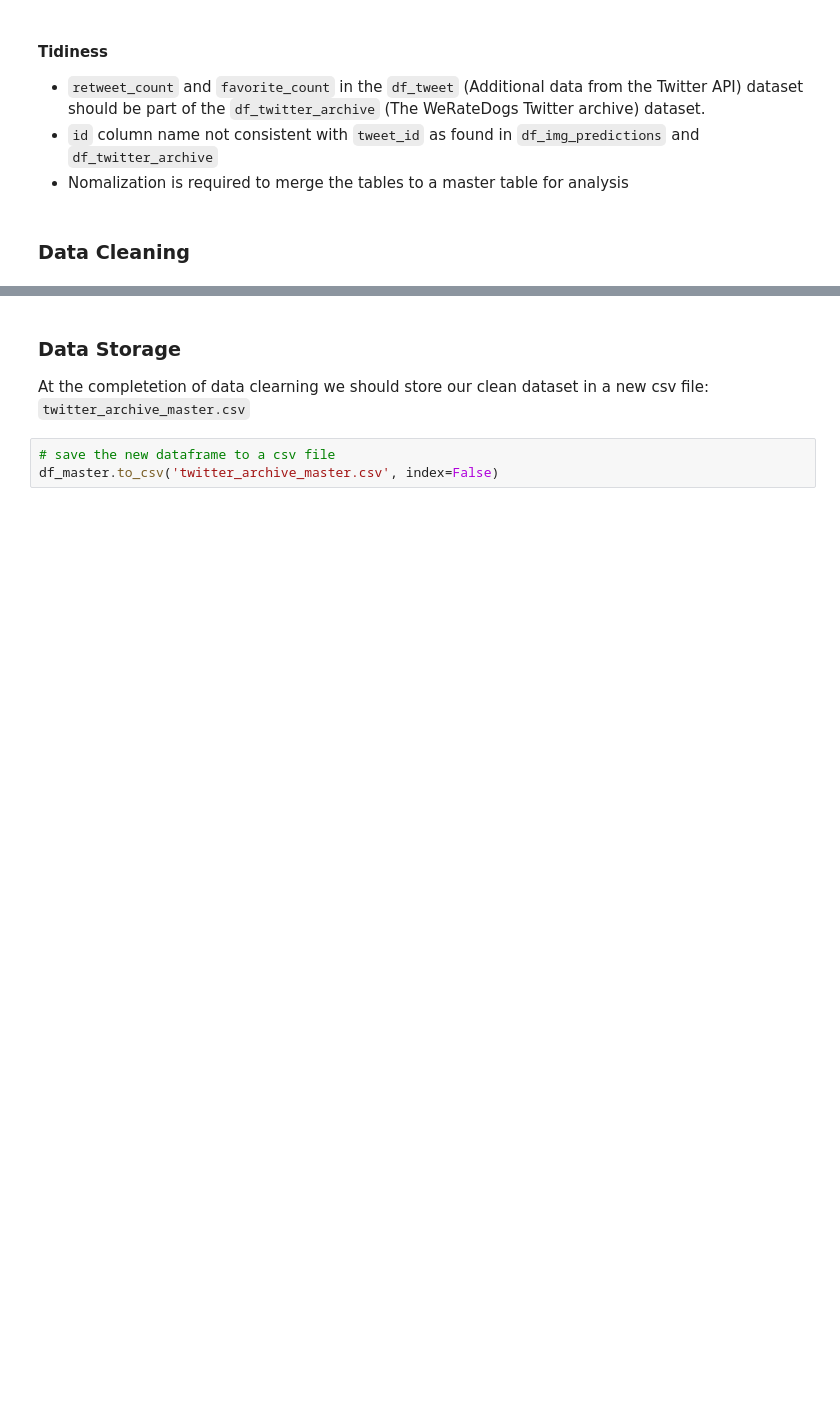
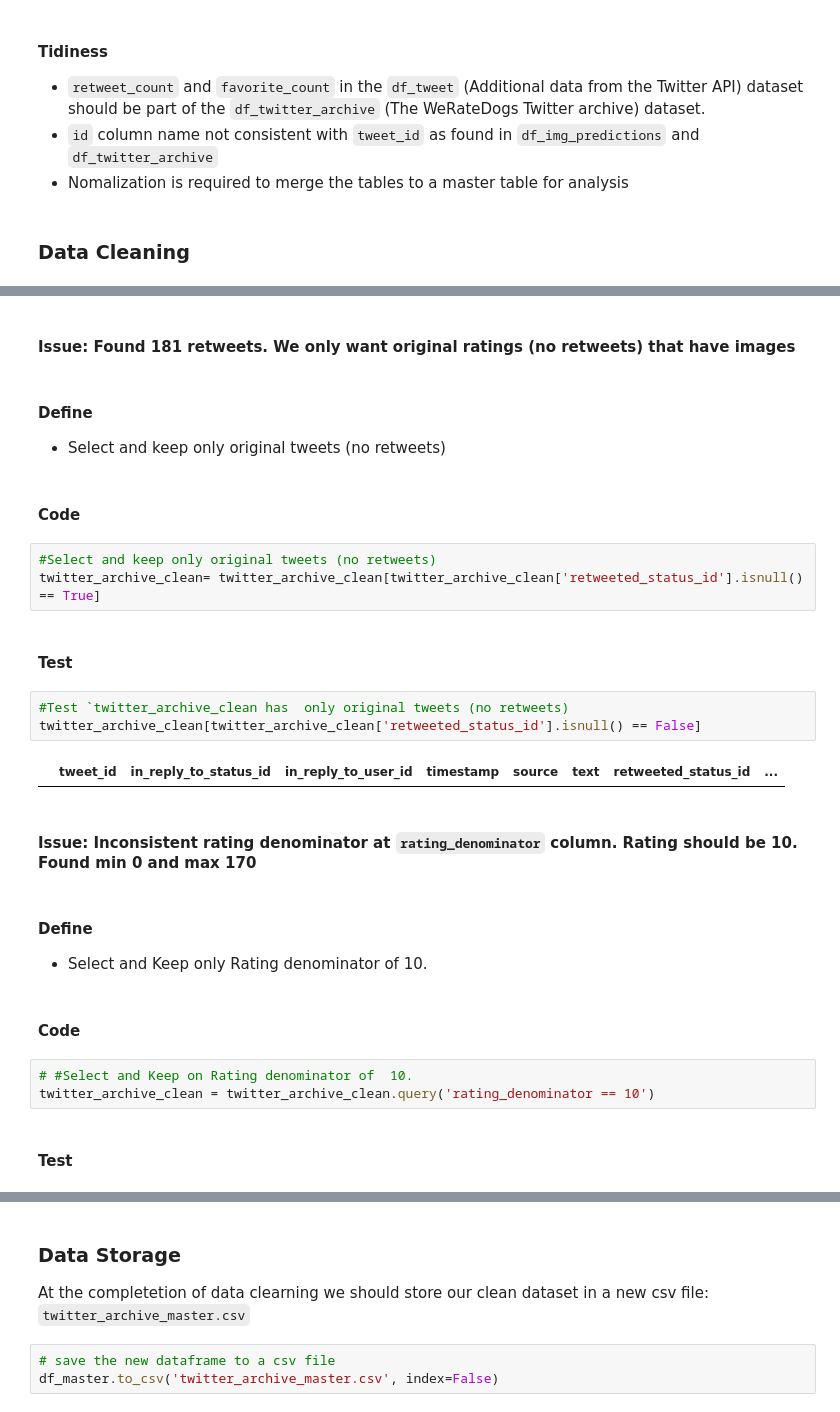
Before and after one commit to philipobiorah/wrangle_act, a Jupyter notebook: wrangle_act.ipynb, the cells around one changed output, grey strips where cells are left out. Saved outputs shown, nothing was run; the diff lists cells and outputs as text; blank space fills up the shorter version.

Commit message:
used Define-code-test fw

```diff
--- a/wrangle_act.ipynb
+++ b/wrangle_act.ipynb
@@ -808,0 +596,29 @@ df_master.head()
+# %% [markdown]
+#### Issue:  Found 181 retweets. We only want original ratings (no retweets) that have images
+# %% [markdown]
+#### Define
+* Select and keep only original tweets (no retweets)
+# %% [markdown]
+#### Code
+# %%
+#Select and keep only original tweets (no retweets)
+twitter_archive_clean= twitter_archive_clean[twitter_archive_clean['retweeted_status_id'].isnull() == True]
+# %% [markdown]
+#### Test
+# %%
+#Test `twitter_archive_clean has  only original tweets (no retweets)
+twitter_archive_clean[twitter_archive_clean['retweeted_status_id'].isnull() == False]
+# %% [output]
+|  | tweet_id | in_reply_to_status_id | in_reply_to_user_id | timestamp | source | text | retweeted_status_id | ... |
+# %% [markdown]
+#### Issue:   Inconsistent rating denominator at `rating_denominator` column. Rating should be 10. Found min 0 and max 170
+# %% [markdown]
+#### Define
+* Select and Keep only Rating denominator of  10.
+# %% [markdown]
+#### Code
+# %%
+# #Select and Keep on Rating denominator of  10.
+twitter_archive_clean = twitter_archive_clean.query('rating_denominator == 10')
+# %% [markdown]
+#### Test
```
Also changed, not shown: parts of 109 cells of this notebook, 1 other file.
